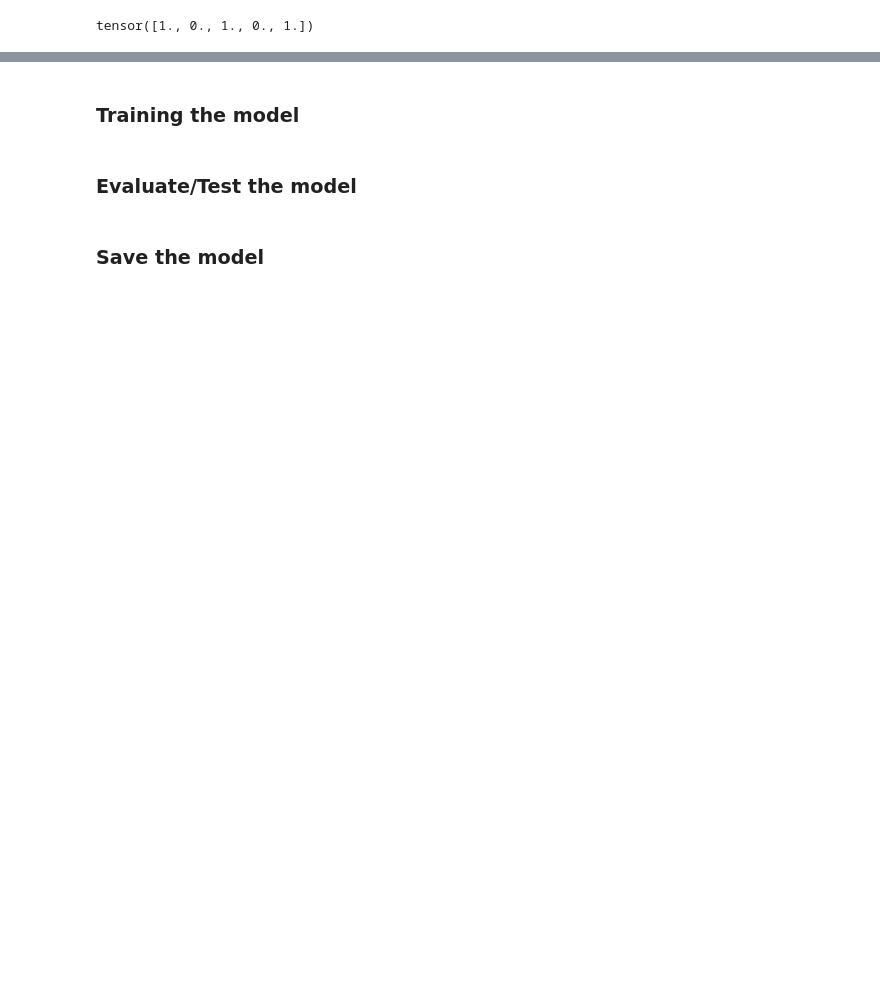
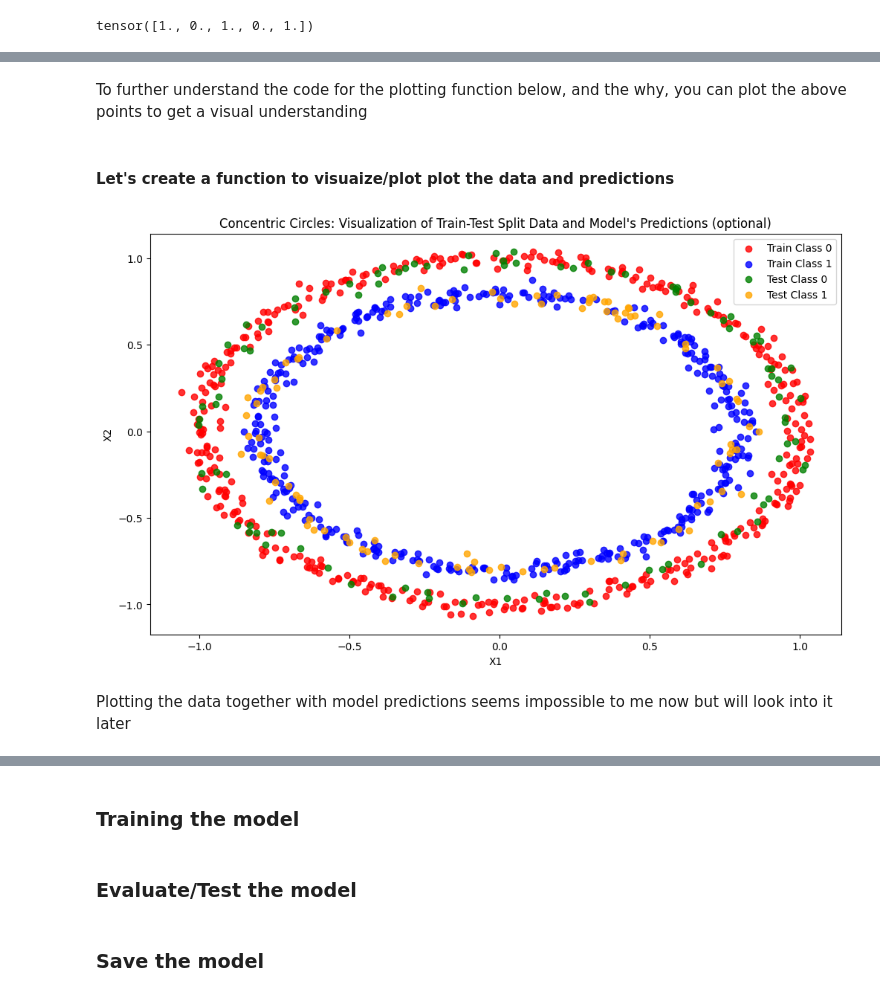
Before and after one commit to CYST084/_PyTorch-for-Deep-Learning---Machine-Learning, a Jupyter notebook: 02_classification_with_pytorch.ipynb, the cells around one changed output, grey strips where cells are left out. Drawn from its saved outputs; the diff is of its cells as text; code cells hidden in the pictures; blank space fills up the shorter version.

Commit message:
visualized/plotted train-test split data successfully

```diff
--- a/02_classification_with_pytorch.ipynb
+++ b/02_classification_with_pytorch.ipynb
@@ -438,0 +459,4 @@ tensor([1., 0., 1., 0., 1.])
+# %% [markdown]
+To further understand the code for the plotting function below, and the why, you can plot the above points to get a visual understanding
+# %% [markdown]
+#### Let's create a function to visuaize/plot plot the data and predictions
@@ -438,0 +530,7 @@ tensor([1., 0., 1., 0., 1.])
+# %%
+# plot
+plot_data_preds()
+# %% [output]
+[figure, added]
+# %% [markdown]
+Plotting the data together with model predictions seems impossible to me now but will look into it later
```
Also changed, not shown: parts of 18 cells of this notebook.
